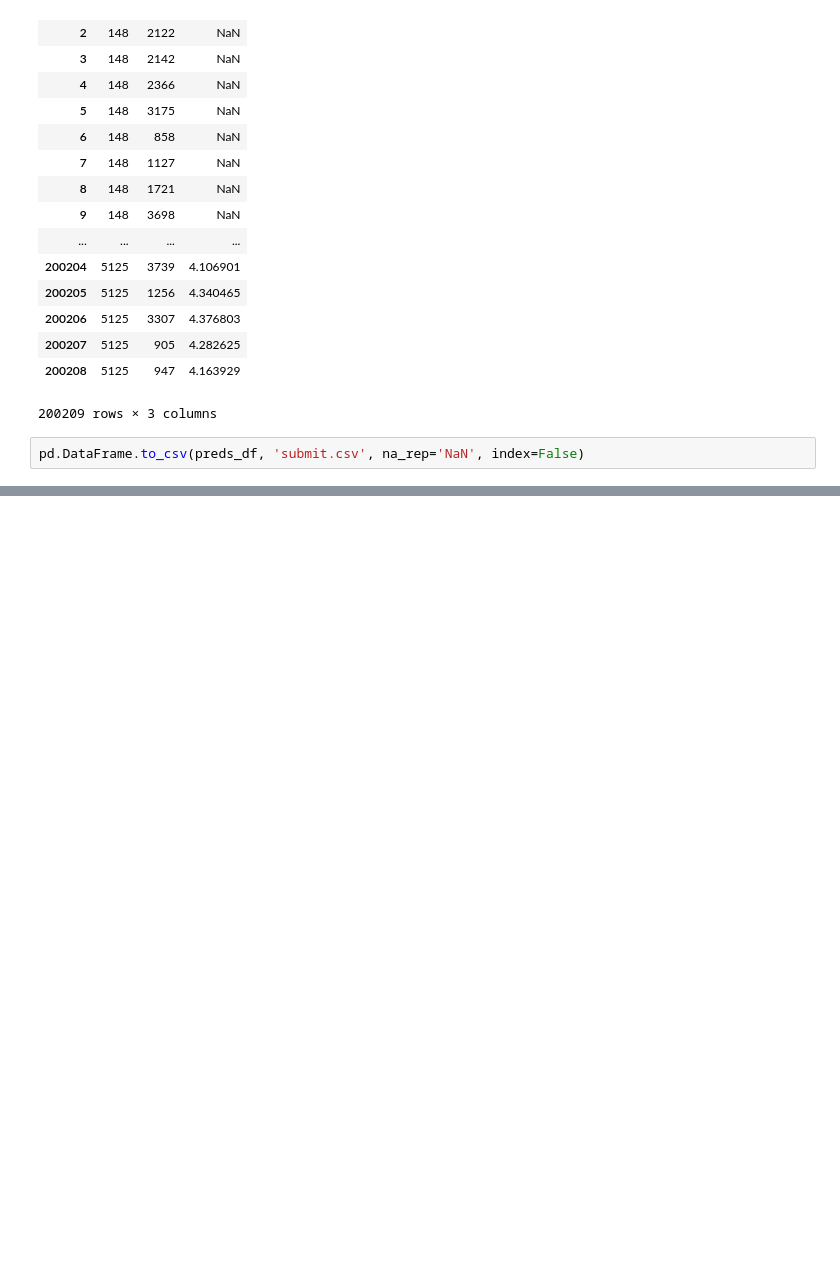
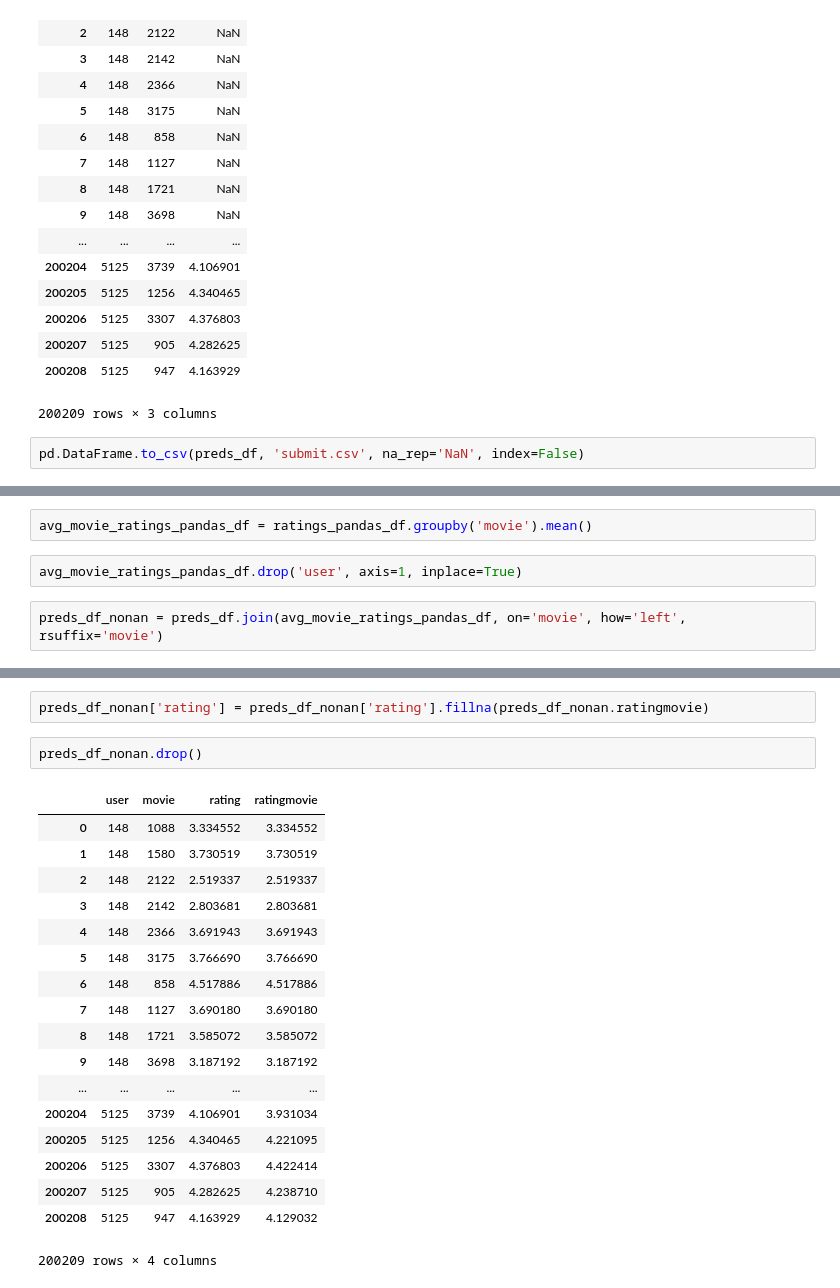
Before and after one commit to theastrocat/movierecommender, a Jupyter notebook: matrix_factorization_test.ipynb, the cells around one changed output, grey strips where cells are left out. Drawn from its saved outputs; the diff is of its cells as text; blank space fills up the shorter version.

```diff
--- a/matrix_factorization_test.ipynb
+++ b/matrix_factorization_test.ipynb
@@ -124,0 +148,6 @@ pd.DataFrame.to_csv(preds_df, 'submit.csv', na_rep='NaN', index=False)
+# %%
+avg_movie_ratings_pandas_df = ratings_pandas_df.groupby('movie').mean()
+# %%
+avg_movie_ratings_pandas_df.drop('user', axis=1, inplace=True)
+# %%
+preds_df_nonan = preds_df.join(avg_movie_ratings_pandas_df, on='movie', how='left', rsuffix='movie')
@@ -124,0 +199,23 @@ pd.DataFrame.to_csv(preds_df, 'submit.csv', na_rep='NaN', index=False)
+# %%
+preds_df_nonan['rating'] = preds_df_nonan['rating'].fillna(preds_df_nonan.ratingmovie)
+# %%
+preds_df_nonan.drop()
+# %% [output]
+|  | user | movie | rating | ratingmovie |
+| 0 | 148 | 1088 | 3.334552 | 3.334552 |
+| 1 | 148 | 1580 | 3.730519 | 3.730519 |
+| 2 | 148 | 2122 | 2.519337 | 2.519337 |
+| 3 | 148 | 2142 | 2.803681 | 2.803681 |
+| 4 | 148 | 2366 | 3.691943 | 3.691943 |
+| 5 | 148 | 3175 | 3.766690 | 3.766690 |
+| 6 | 148 | 858 | 4.517886 | 4.517886 |
+| 7 | 148 | 1127 | 3.690180 | 3.690180 |
+| 8 | 148 | 1721 | 3.585072 | 3.585072 |
+| 9 | 148 | 3698 | 3.187192 | 3.187192 |
+| ... | ... | ... | ... | ... |
+| 200204 | 5125 | 3739 | 4.106901 | 3.931034 |
+| 200205 | 5125 | 1256 | 4.340465 | 4.221095 |
+| 200206 | 5125 | 3307 | 4.376803 | 4.422414 |
+| 200207 | 5125 | 905 | 4.282625 | 4.238710 |
+| 200208 | 5125 | 947 | 4.163929 | 4.129032 |
+200209 rows × 4 columns
```
Also changed, not shown: parts of 5 cells of this notebook, 1 other file.
